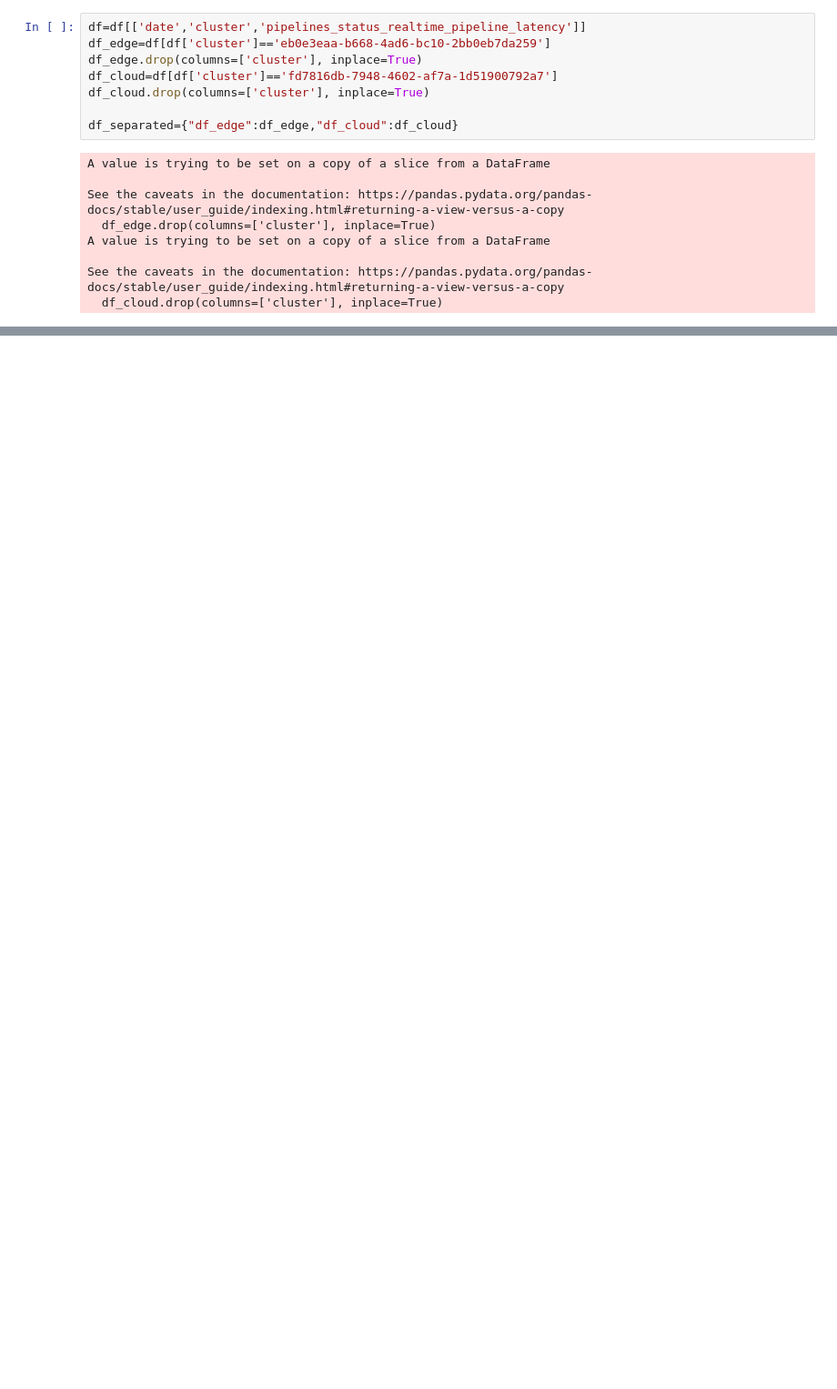
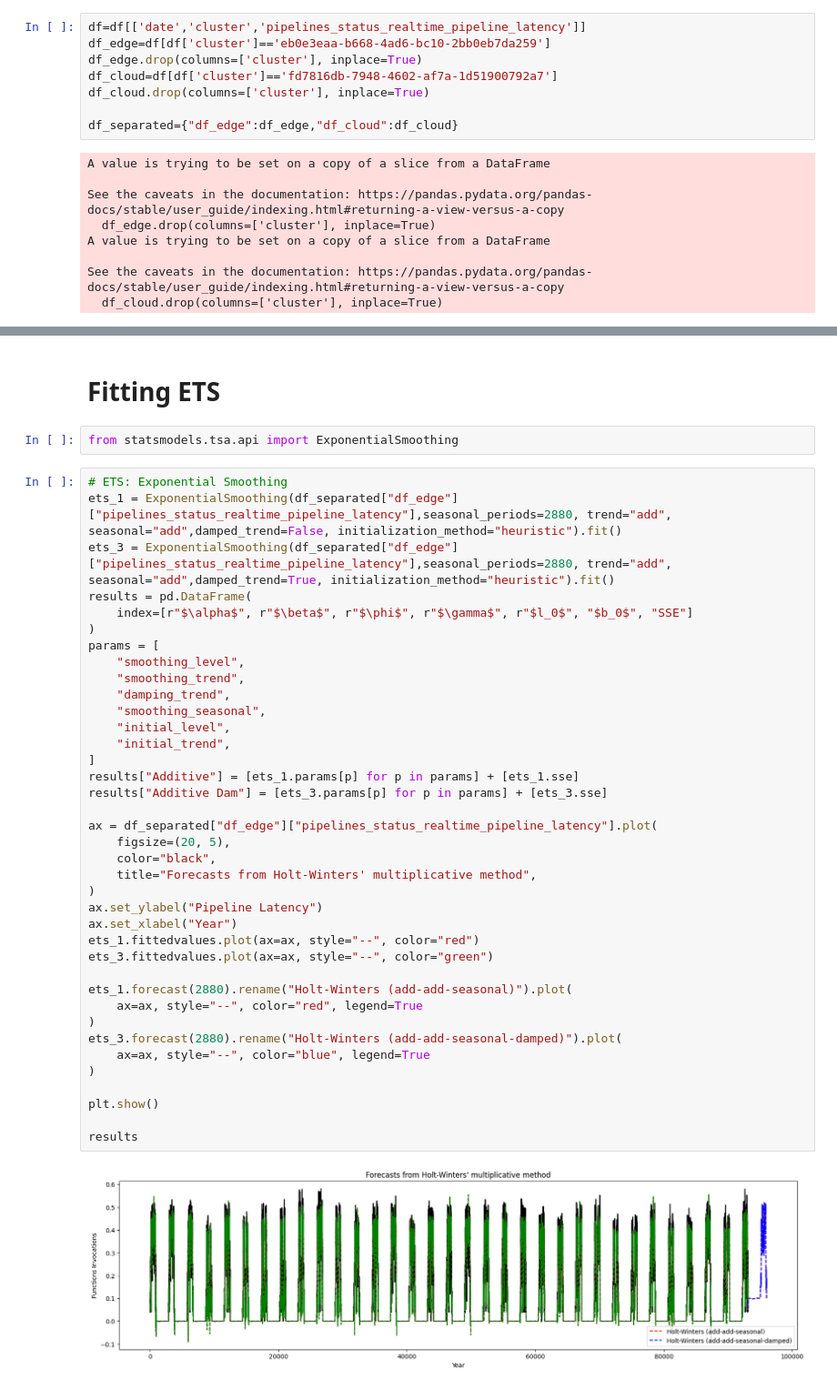
Before and after one commit to joanoliveras/Time-Series-Library, a Jupyter notebook: result_analysis/timeseries_modeling_ets.ipynb, the cells around one changed output, grey strips where cells are left out. Shown at 91% size. Cells and saved outputs as stored; diff of their text form; blank space fills up the shorter version.

Commit message:
feat: Exponential Smoothing analysis

```diff
--- a/result_analysis/timeseries_modeling_ets.ipynb
+++ b/result_analysis/timeseries_modeling_ets.ipynb
@@ -69,0 +92,44 @@ df_separated[0]
+# %% [markdown]
+# Fitting ETS
+# %%
+from statsmodels.tsa.api import ExponentialSmoothing
+# %%
+# ETS: Exponential Smoothing
+ets_1 = ExponentialSmoothing(df_separated["df_edge"]["pipelines_status_realtime_pipeline_latency"],seasonal_periods=2880, trend="add", seasonal="add",damped_trend=False, initialization_method="heuristic").fit()
+ets_3 = ExponentialSmoothing(df_separated["df_edge"]["pipelines_status_realtime_pipeline_latency"],seasonal_periods=2880, trend="add", seasonal="add",damped_trend=True, initialization_method="heuristic").fit()
+results = pd.DataFrame(
+    index=[r"$\alpha$", r"$\beta$", r"$\phi$", r"$\gamma$", r"$l_0$", "$b_0$", "SSE"]
+)
+params = [
+    "smoothing_level",
+    "smoothing_trend",
+    "damping_trend",
+    "smoothing_seasonal",
+    "initial_level",
+    "initial_trend",
+]
+results["Additive"] = [ets_1.params[p] for p in params] + [ets_1.sse]
+results["Additive Dam"] = [ets_3.params[p] for p in params] + [ets_3.sse]
+
+ax = df_separated["df_edge"]["pipelines_status_realtime_pipeline_latency"].plot(
+    figsize=(20, 5),
+    color="black",
+    title="Forecasts from Holt-Winters' multiplicative method",
+)
+ax.set_ylabel("Pipeline Latency")
+ax.set_xlabel("Year")
+ets_1.fittedvalues.plot(ax=ax, style="--", color="red")
+ets_3.fittedvalues.plot(ax=ax, style="--", color="green")
+
+ets_1.forecast(2880).rename("Holt-Winters (add-add-seasonal)").plot(
+    ax=ax, style="--", color="red", legend=True
+)
+ets_3.forecast(2880).rename("Holt-Winters (add-add-seasonal-damped)").plot(
+    ax=ax, style="--", color="blue", legend=True
+)
+
+plt.show()
+
+results
+# %% [output]
+[figure, added]
```
Also changed, not shown: parts of 11 cells of this notebook.
